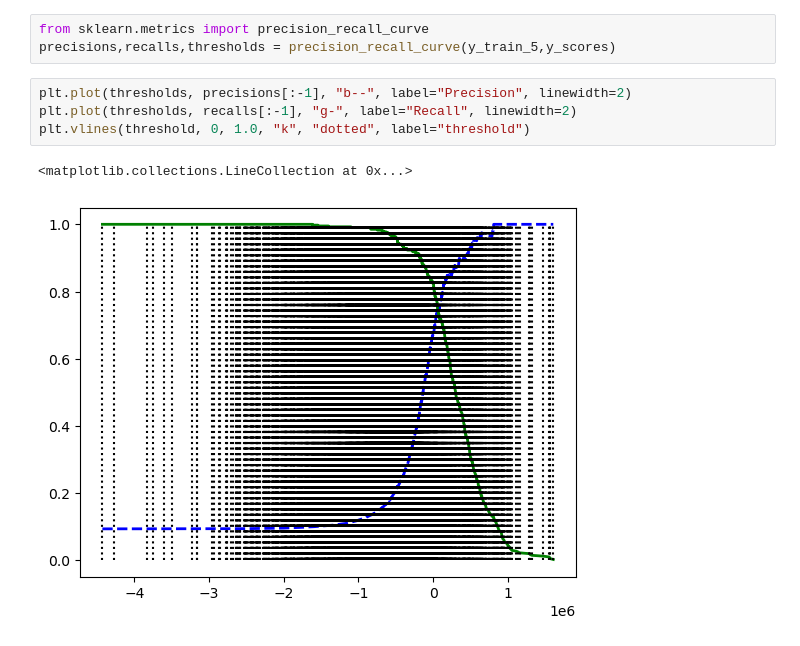
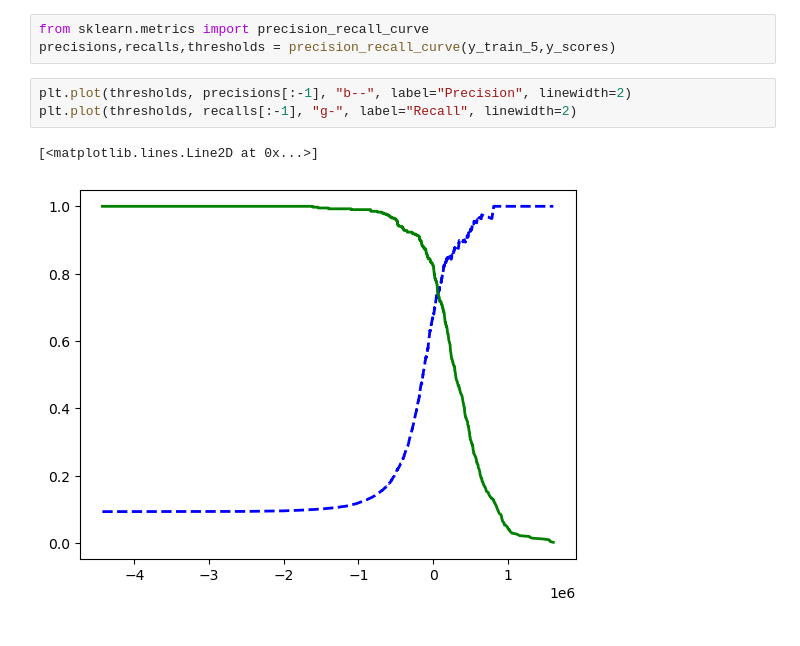
Before and after one commit to KevinDsouza03/Machine-Learning-Spring-2024, a Jupyter notebook: Chapter3.ipynb, the cells around one changed output. Cells and saved outputs as stored; diff of their text form.

```diff
--- a/Chapter3.ipynb
+++ b/Chapter3.ipynb
@@ -130,7 +130,6 @@ precisions,recalls,thresholds = precision_recall_curve(y_train_5,y_scores)
 # %%
 plt.plot(thresholds, precisions[:-1], "b--", label="Precision", linewidth=2)
 plt.plot(thresholds, recalls[:-1], "g-", label="Recall", linewidth=2)
-plt.vlines(threshold, 0, 1.0, "k", "dotted", label="threshold")
 # %% [output]
-<matplotlib.collections.LineCollection at 0x...>
+[<matplotlib.lines.Line2D at 0x...>]
-[figure, old version]
+[figure, new version]
```
Also changed, not shown: 1 other file.
